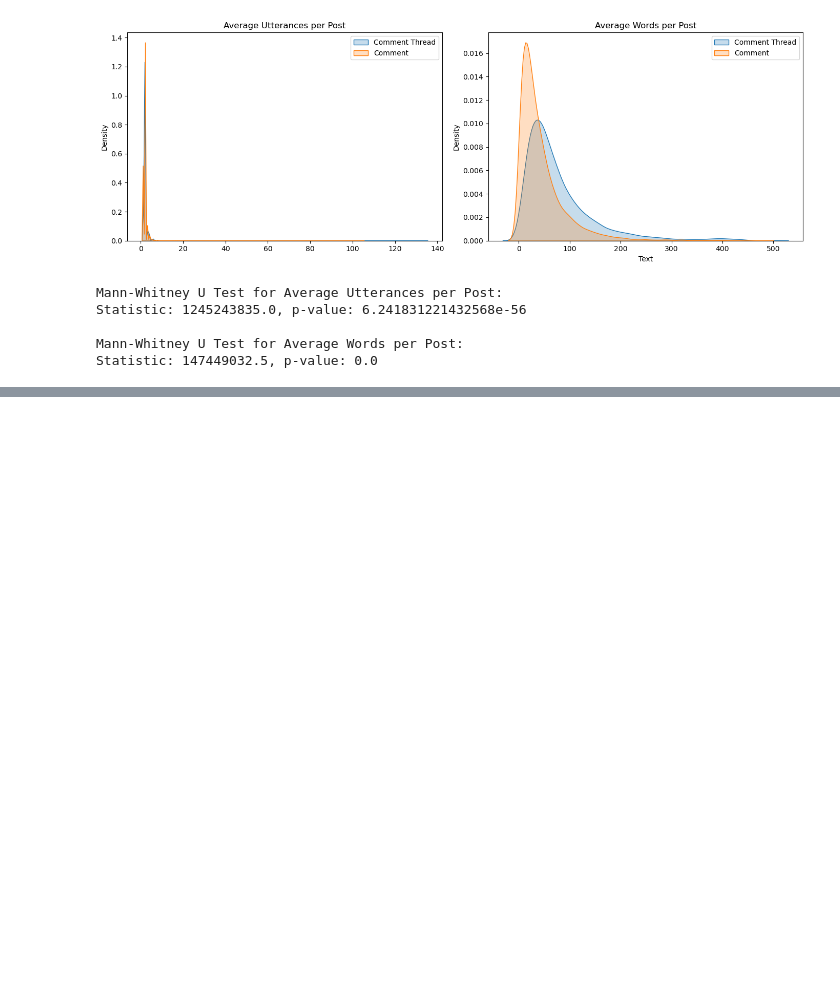
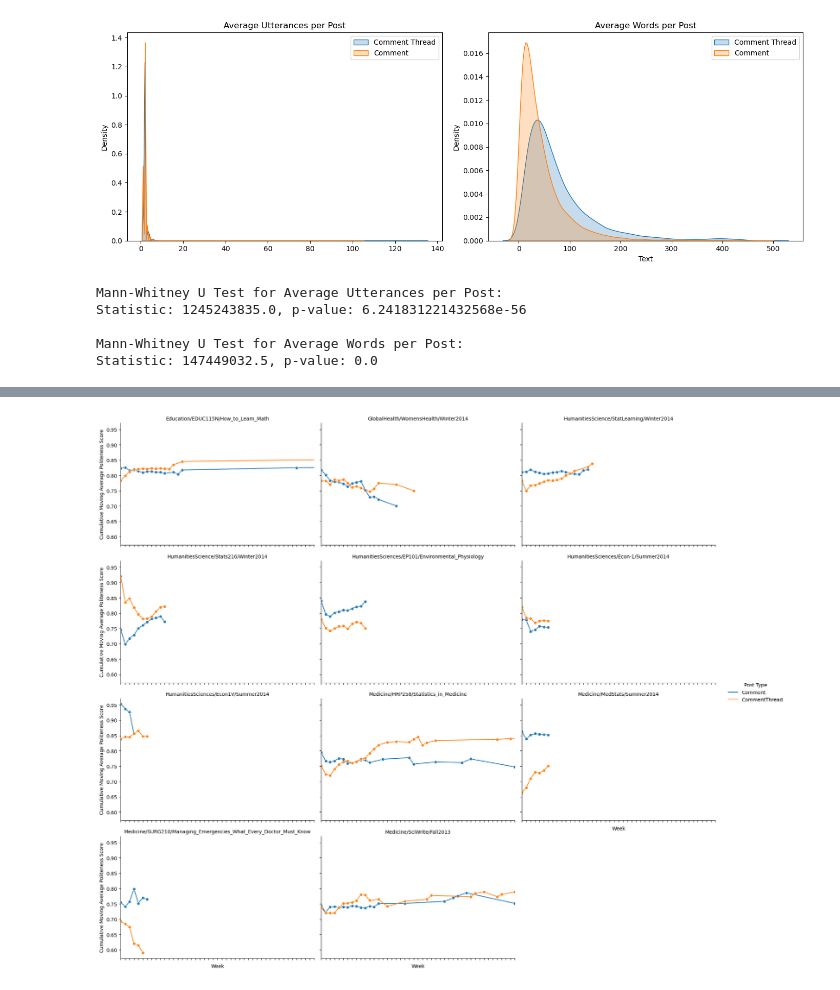
Before and after one commit to cyue0016/polite_minor_thesis, a Jupyter notebook: graph.ipynb, the cells around one changed output, grey strips where cells are left out. Drawn from its saved outputs; the diff is of its cells as text; code cells hidden in the pictures; blank space fills up the shorter version.

```diff
--- a/graph.ipynb
+++ b/graph.ipynb
@@ -462,0 +1214,62 @@ Statistic: 147449032.5, p-value: 0.0
+# %%
+# Step 1: Group the data by 'week', 'post_type', and 'course_display_name', and calculate the mean politeness score
+weekly_politeness = new_df.groupby(['week', 'post_type', 'course_display_name'])['politeness_score'].mean().reset_index()
+
+# Step 2: Function to compute the cumulative moving average
+def cumulative_moving_average(group):
+    group['politeness_score'] = group['politeness_score'].expanding().mean()
+    return group
+
+# Step 3: Apply the cumulative moving average calculation to each course and post type
+weekly_politeness = weekly_politeness.groupby(['course_display_name', 'post_type']).apply(cumulative_moving_average).reset_index(drop=True)
+
+# Step 4: Get the max_week for each course (from your previous result)
+max_weeks = {
+    'Education/EDUC115N/How_to_Learn_Math': 51,
+    'GlobalHealth/WomensHealth/Winter2014': 22,
+    'HumanitiesScience/StatLearning/Winter2014': 17,
+    'HumanitiesScience/Stats216/Winter2014': 11,
+    'HumanitiesSciences/EP101/Environmental_Physiology': 11,
+    'HumanitiesSciences/Econ-1/Summer2014': 7,
+    'HumanitiesSciences/Econ1V/Summer2014': 7,
+    'Medicine/HRP258/Statistics_in_Medicine': 61,
+    'Medicine/MedStats/Summer2014': 7,
+    'Medicine/SURG210/Managing_Emergencies_What_Every_Doctor_Must_Know': 7,
+    'Medicine/SciWrite/Fall2013': 45
+}
+
+# Step 5: Set up the FacetGrid with 'course_display_name' as a column facet
+g = sns.FacetGrid(
+    data=weekly_politeness,
+    col='course_display_name',
+    col_wrap=3,  # Adjust the number of columns per row
+    height=4,
+    aspect=1.5,
+    sharey=True  # All subplots share the same y-axis scale
+)
+
+# Step 6: Plot the cumulative moving average for each week, separated by post_type
+g.map(
+    sns.lineplot,
+    'week',
+    'politeness_score',
+    'post_type',
+    marker='o'
+)
+
+# Step 7: Customize each plot, adjusting x-axis limits dynamically based on max weeks per course
+for ax, course in zip(g.axes.flat, g.col_names):
+    ax.set_xlim(1, max_weeks.get(course, 10))  # Use the max week for each course
+    ax.set_xticks(range(1, max_weeks.get(course, 10) + 1))  # Set ticks for weeks
+
+# Step 8: Additional customization
+g.set_axis_labels('Week', 'Cumulative Moving Average Politeness Score')
+g.add_legend(title='Post Type')
+g.set_titles(col_template="{col_name}")
+g.set_xticklabels(rotation=45)
+g.tight_layout()
+
+# Show the plot
+plt.show()
+# %% [output]
+[figure, added]
```
Also changed, not shown: parts of 38 cells of this notebook, 3 other files.
